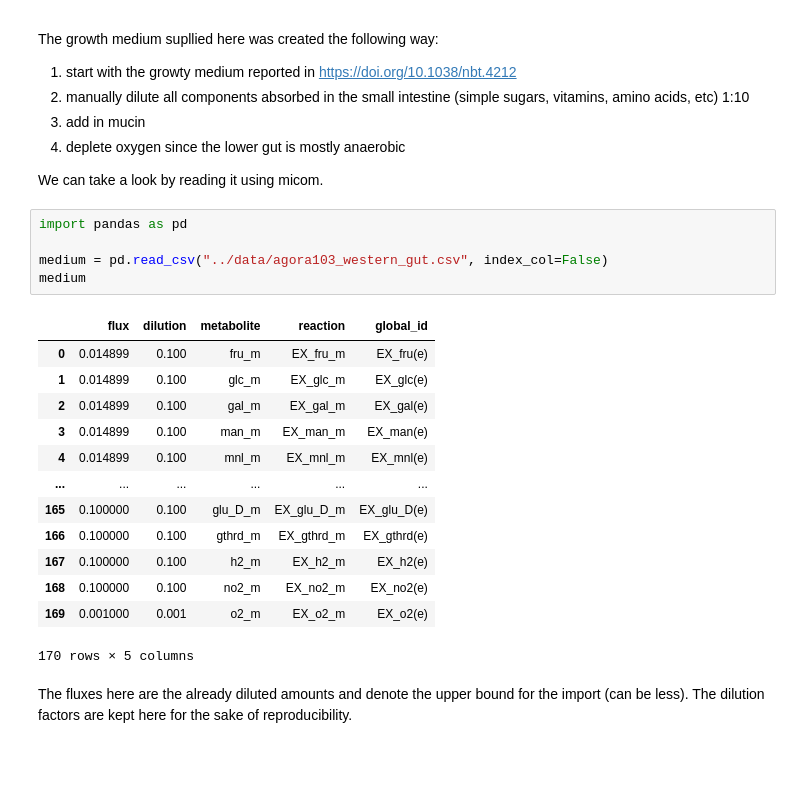
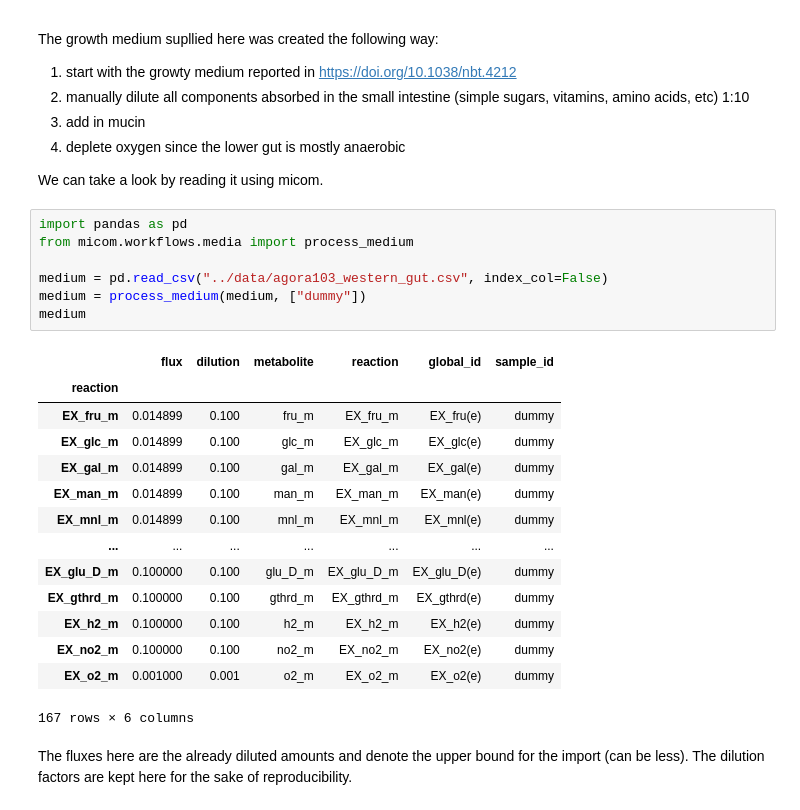
Before and after one commit to micom-dev/media, a Jupyter notebook: recipes/agora.ipynb, the cells around one changed output. Cells and saved outputs as stored; diff of their text form; blank space fills up the shorter version.

```diff
--- a/recipes/agora.ipynb
+++ b/recipes/agora.ipynb
@@ -13,23 +13,26 @@ The growth medium supllied here was created the following way:
 We can take a look by reading it using micom.
 # %%
 import pandas as pd
+from micom.workflows.media import process_medium
 
 medium = pd.read_csv("../data/agora103_western_gut.csv", index_col=False)
+medium = process_medium(medium, ["dummy"])
 medium
 # %% [output]
-|  | flux | dilution | metabolite | reaction | global_id |
-| 0 | 0.014899 | 0.100 | fru_m | EX_fru_m | EX_fru(e) |
-| 1 | 0.014899 | 0.100 | glc_m | EX_glc_m | EX_glc(e) |
-| 2 | 0.014899 | 0.100 | gal_m | EX_gal_m | EX_gal(e) |
-| 3 | 0.014899 | 0.100 | man_m | EX_man_m | EX_man(e) |
-| 4 | 0.014899 | 0.100 | mnl_m | EX_mnl_m | EX_mnl(e) |
-| ... | ... | ... | ... | ... | ... |
-| 165 | 0.100000 | 0.100 | glu_D_m | EX_glu_D_m | EX_glu_D(e) |
-| 166 | 0.100000 | 0.100 | gthrd_m | EX_gthrd_m | EX_gthrd(e) |
-| 167 | 0.100000 | 0.100 | h2_m | EX_h2_m | EX_h2(e) |
-| 168 | 0.100000 | 0.100 | no2_m | EX_no2_m | EX_no2(e) |
-| 169 | 0.001000 | 0.001 | o2_m | EX_o2_m | EX_o2(e) |
+|  | flux | dilution | metabolite | reaction | global_id | sample_id |
+| reaction |  |  |  |  |  |  |
+| EX_fru_m | 0.014899 | 0.100 | fru_m | EX_fru_m | EX_fru(e) | dummy |
+| EX_glc_m | 0.014899 | 0.100 | glc_m | EX_glc_m | EX_glc(e) | dummy |
+| EX_gal_m | 0.014899 | 0.100 | gal_m | EX_gal_m | EX_gal(e) | dummy |
+| EX_man_m | 0.014899 | 0.100 | man_m | EX_man_m | EX_man(e) | dummy |
+| EX_mnl_m | 0.014899 | 0.100 | mnl_m | EX_mnl_m | EX_mnl(e) | dummy |
+| ... | ... | ... | ... | ... | ... | ... |
+| EX_glu_D_m | 0.100000 | 0.100 | glu_D_m | EX_glu_D_m | EX_glu_D(e) | dummy |
+| EX_gthrd_m | 0.100000 | 0.100 | gthrd_m | EX_gthrd_m | EX_gthrd(e) | dummy |
+| EX_h2_m | 0.100000 | 0.100 | h2_m | EX_h2_m | EX_h2(e) | dummy |
+| EX_no2_m | 0.100000 | 0.100 | no2_m | EX_no2_m | EX_no2(e) | dummy |
+| EX_o2_m | 0.001000 | 0.001 | o2_m | EX_o2_m | EX_o2(e) | dummy |
-170 rows × 5 columns
+167 rows × 6 columns
 # %% [markdown]
 The fluxes here are the already diluted amounts and denote the upper bound for the import (can be less). The dilution factors are kept here for the sake of reproducibility.
 # %% [markdown]
```
Also changed, not shown: parts of 11 cells of this notebook, 5 other files.
